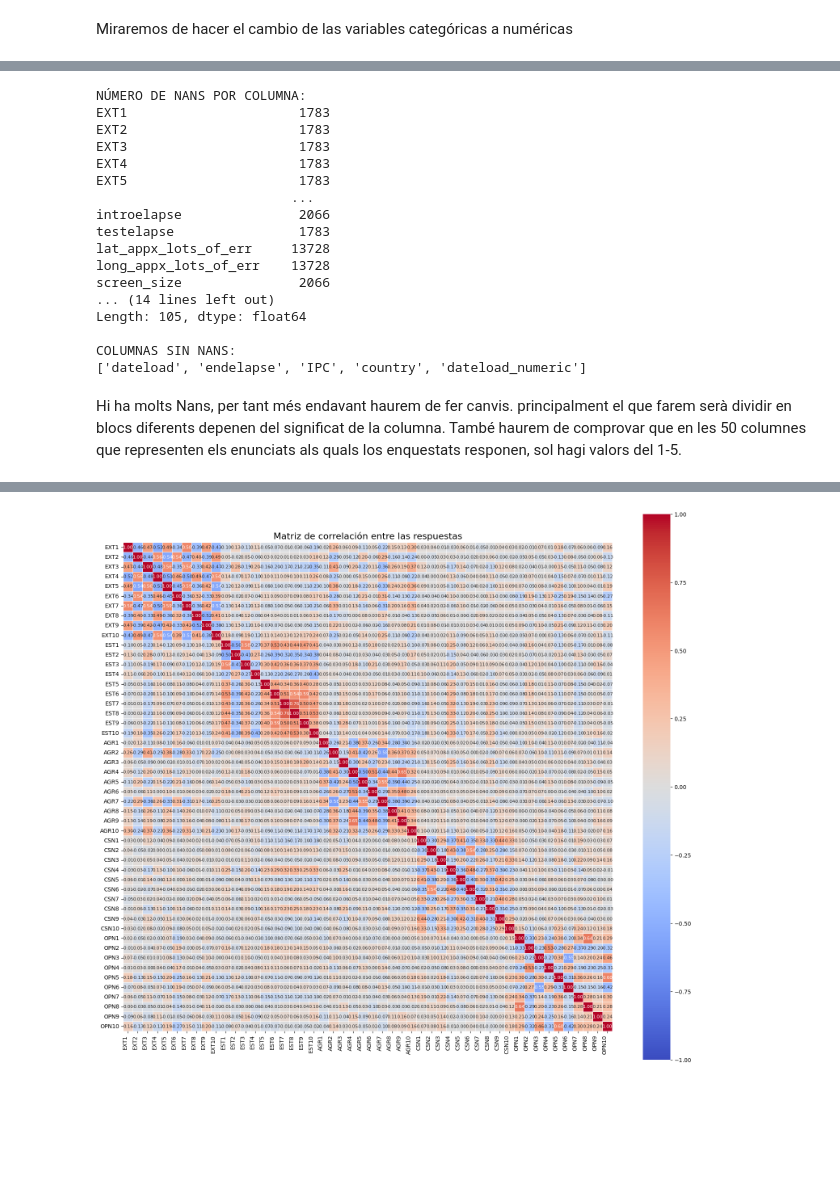
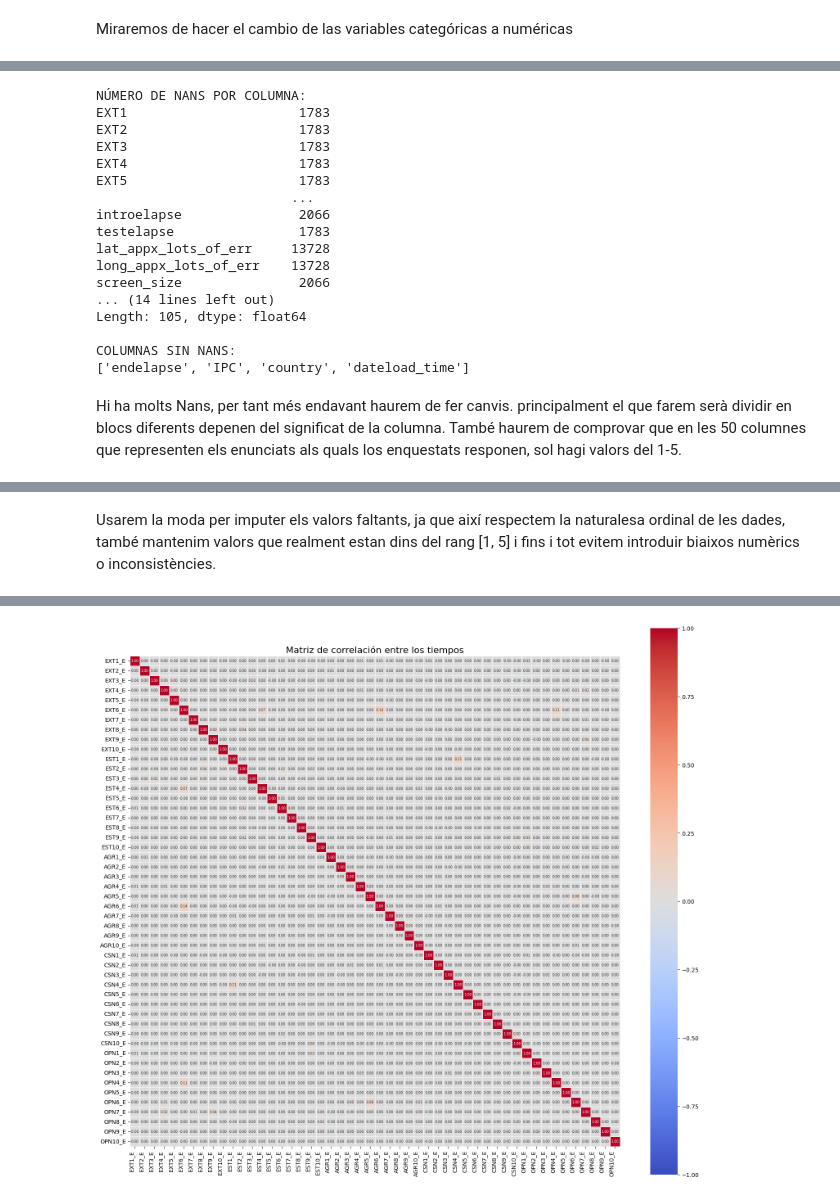
Before and after one commit to adrianpgal10/OCEAN_dataset, a Jupyter notebook: Kaggle.ipynb, the cells around one changed output, grey strips where cells are left out. Saved outputs shown, nothing was run; the diff lists cells and outputs as text; code cells hidden in the pictures; blank space fills up the shorter version.

```diff
--- a/Kaggle.ipynb
+++ b/Kaggle.ipynb
@@ -157,14 +166,18 @@ dataset['screen_size'] = dataset['screenh'] * dataset['screenw']
 dataset.drop(columns=['screenw', 'screenh'], inplace=True)
 dataset.head()
 
-# Asegurarse de que la columna esté en formato datetime
-dataset['dateload'] = pd.to_datetime(dataset['dateload'], format='%Y-%m-%d %H:%M:%S')
+# Extraer el tiempo (HH:MM:SS) de la columna 'dateload'
+dataset['dateload_spent'] = dataset['dateload'].str.split(' ').str[1]
 
-# Convertir a número de segundos desde el Unix epoch
-dataset['dateload_numeric'] = dataset['dateload'].astype('int64') // 10**9
+# Convertir 'dateload_time' en segundos
+def time_to_seconds(time_str):
+    h, m, s = map(int, time_str.split(':'))
+    return h * 3600 + m * 60 + s
 
-# Verificar los primeros valores
-print(dataset[['dateload', 'dateload_numeric']].head())
+dataset['dateload_time'] = dataset['dateload_spent'].apply(time_to_seconds)
+
+# Eliminar las columnas innecesarias
+dataset.drop(columns=['dateload', 'dateload_spent'], inplace=True)
 
 dataset.head()
 # %% [output]
@@ -214,7 +221,7 @@ screen_size               2066
 Length: 105, dtype: float64
 
 COLUMNAS SIN NANS:
-['dateload', 'endelapse', 'IPC', 'country', 'dateload_numeric']
+['endelapse', 'IPC', 'country', 'dateload_time']
 # %% [markdown]
 Hi ha molts Nans, per tant més endavant haurem de fer canvis. principalment el que farem serà dividir en blocs diferents depenen del significat de la columna. També haurem de comprovar que en les 50 columnes que representen els enunciats als quals los enquestats responen, sol hagi valors del 1-5.
 # %%
@@ -267,4 +259,6 @@ Valores únicos: [ 2.  4.  3.  5.  1.  0. nan]
 Columna: OPN10
 Valores únicos: [ 5.  3.  4.  2.  1.  0. nan]
 ----------------------------------------
+# %% [markdown]
+Usarem la moda per imputer els valors faltants, ja que així respectem la naturalesa ordinal de les dades, també mantenim valors que realment estan dins del rang [1, 5] i fins i tot evitem introduir biaixos numèrics o inconsistències.
 # %%
@@ -295,31 +300,32 @@ Columna: OPN10
 Valores únicos: [5. 3. 4. 2. 1.]
 ----------------------------------------
 # %%
-# Lista de las 50 columnas de respuestas
-columns_bloc1 = ["EXT1", "EXT2", "EXT3", "EXT4", "EXT5", "EXT6", "EXT7", "EXT8", "EXT9", "EXT10",
-                 "EST1", "EST2", "EST3", "EST4", "EST5", "EST6", "EST7", "EST8", "EST9", "EST10",
-                 "AGR1", "AGR2", "AGR3", "AGR4", "AGR5", "AGR6", "AGR7", "AGR8", "AGR9", "AGR10",
-                 "CSN1", "CSN2", "CSN3", "CSN4", "CSN5", "CSN6", "CSN7", "CSN8", "CSN9", "CSN10",
-                 "OPN1", "OPN2", "OPN3", "OPN4", "OPN5", "OPN6", "OPN7", "OPN8", "OPN9", "OPN10"]
+# Llista de les columnes a tractar
+columns_bloc_temps = [
+    "EXT1_E", "EXT2_E", "EXT3_E", "EXT4_E", "EXT5_E", "EXT6_E", "EXT7_E", "EXT8_E", "EXT9_E", "EXT10_E",
+    "EST1_E", "EST2_E", "EST3_E", "EST4_E", "EST5_E", "EST6_E", "EST7_E", "EST8_E", "EST9_E", "EST10_E",
+    "AGR1_E", "AGR2_E", "AGR3_E", "AGR4_E", "AGR5_E", "AGR6_E", "AGR7_E", "AGR8_E", "AGR9_E", "AGR10_E",
+    "CSN1_E", "CSN2_E", "CSN3_E", "CSN4_E", "CSN5_E", "CSN6_E", "CSN7_E", "CSN8_E", "CSN9_E", "CSN10_E",
+    "OPN1_E", "OPN2_E", "OPN3_E", "OPN4_E", "OPN5_E", "OPN6_E", "OPN7_E", "OPN8_E", "OPN9_E", "OPN10_E"]
 
 # Seleccionar las columnas de interés
-data_responses = dataset[columns_bloc1]
+data_temps = dataset[columns_bloc_temps]
 
 # Calcular la matriz de correlación
-correlation_matrix = data_responses.corr()
+correlation_matrix = data_temps.corr()
 
 # Visualizar la matriz de correlación con un heatmap
 plt.figure(figsize=(16, 14))  # Ajustar tamaño de la figura
 sns.heatmap(correlation_matrix, annot=True, fmt=".2f", cmap="coolwarm", cbar=True, linewidths=0.5,
-            square=True, vmin=-1, vmax=1, annot_kws={'size': 8})
+            square=True, vmin=-1, vmax=1, annot_kws={'size': 6})  # Ajustar el tamaño de los números
 
 # Mejorar la legibilidad de las etiquetas
 plt.xticks(rotation=90, ha='right', fontsize=10)  # Rotar las etiquetas del eje X
 plt.yticks(rotation=0, ha='right', fontsize=10)   # Rotar las etiquetas del eje Y
 
 # Título y mostrar el gráfico
-plt.title("Matriz de correlación entre las respuestas", fontsize=16)
+plt.title("Matriz de correlación entre los tiempos", fontsize=16)
 plt.tight_layout()  # Asegura que todo se vea correctamente
 plt.show()
 # %% [output]
-[figure, old version]
+[figure, new version]
```
Also changed, not shown: parts of 32 cells of this notebook.
